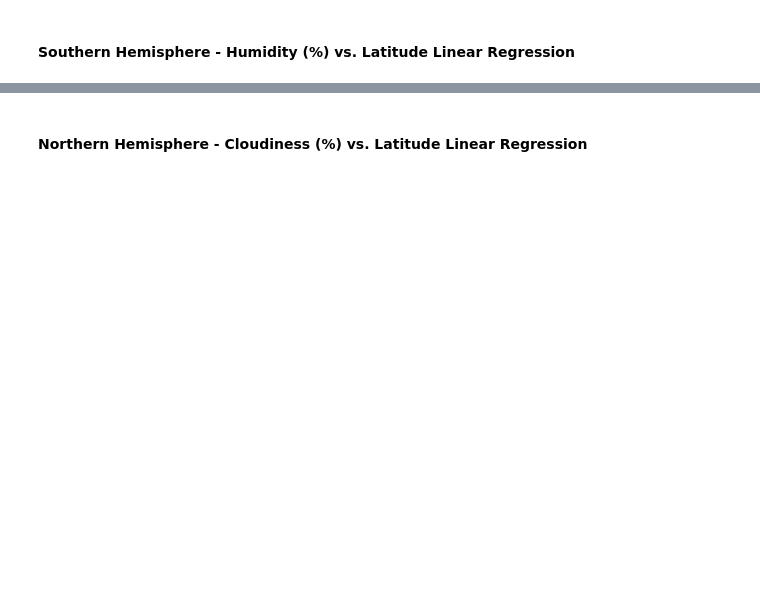
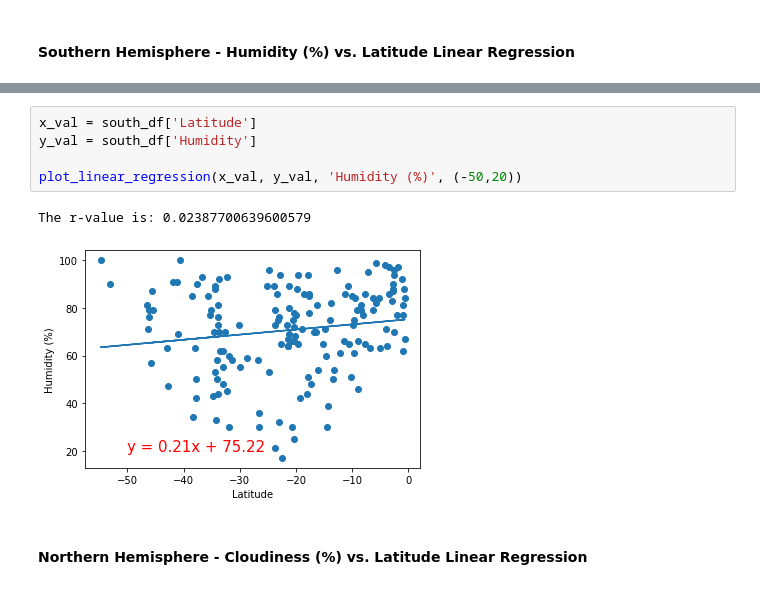
Before and after one commit to capflaum/WeatherPy_API, a Jupyter notebook: weatherpy/weatherpy.ipynb, the cells around one changed output, grey strips where cells are left out. Saved outputs shown, nothing was run; the diff lists cells and outputs as text; blank space fills up the shorter version.

```diff
--- a/weatherpy/weatherpy.ipynb
+++ b/weatherpy/weatherpy.ipynb
@@ -368,2 +350,10 @@ The r-value is: 0.014985174297345524
+# %%
+x_val = south_df['Latitude']
+y_val = south_df['Humidity']
+
+plot_linear_regression(x_val, y_val, 'Humidity (%)', (-50,20))
+# %% [output]
+The r-value is: 0.02387700639600579
+[figure, added]
 # %% [markdown]
 ####  Northern Hemisphere - Cloudiness (%) vs. Latitude Linear Regression
```
Also changed, not shown: parts of 30 cells of this notebook, 3 other files.
